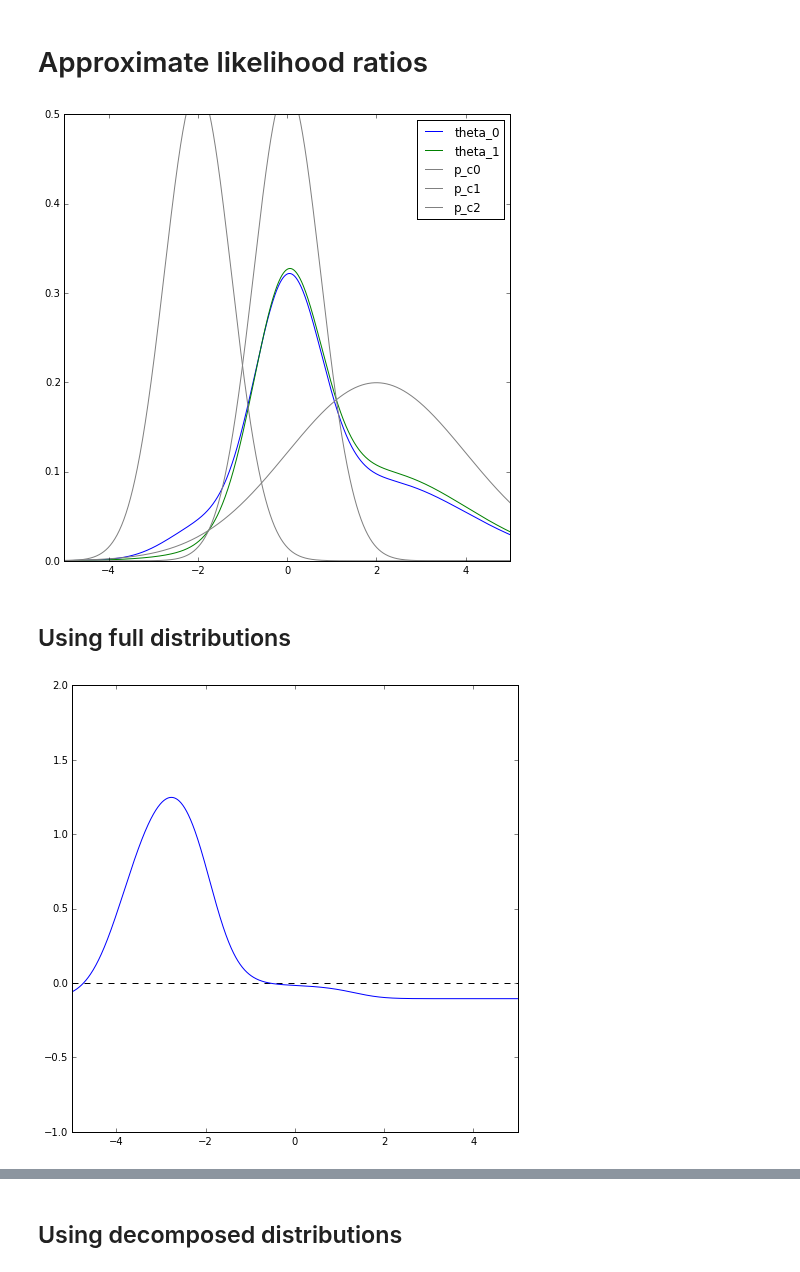
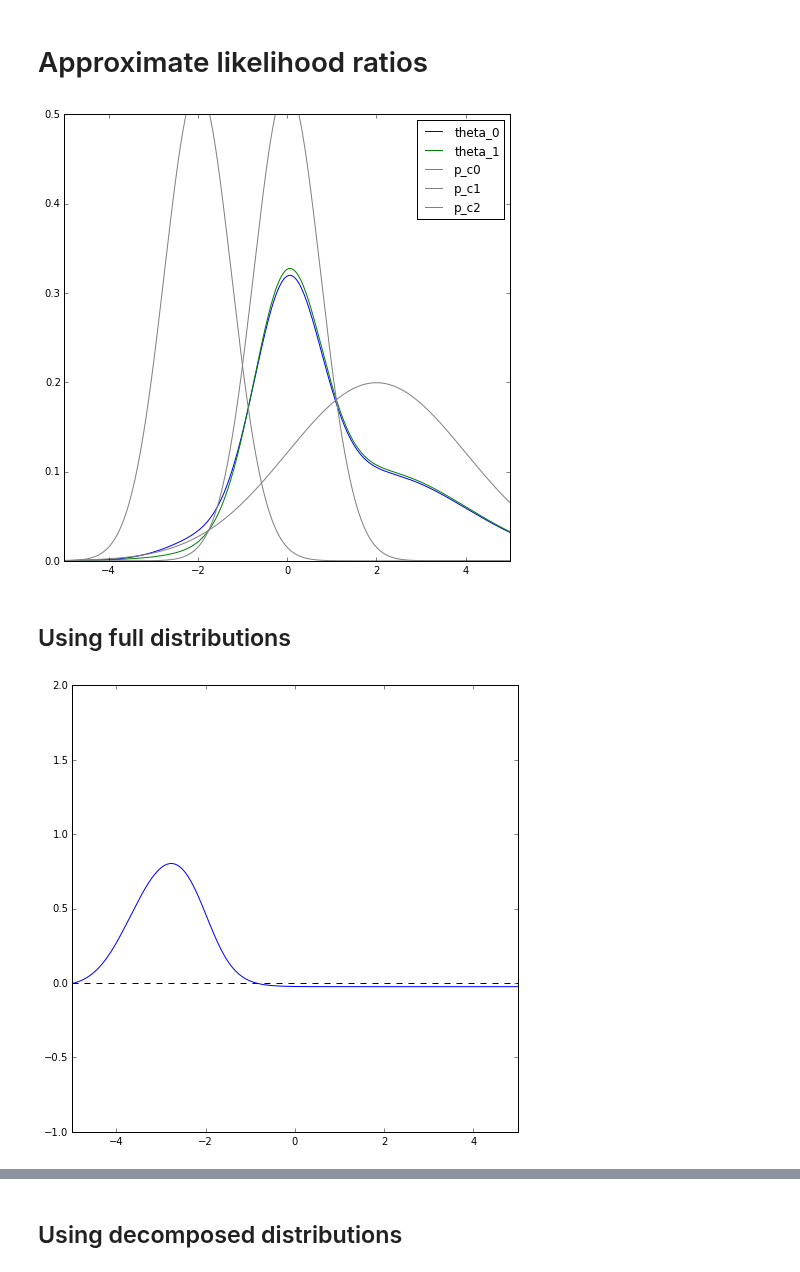
Before and after one commit to glouppe/notebooks, a Jupyter notebook: Approximate likelihood ratios.ipynb, the cells around one changed output, grey strips where cells are left out. Drawn from its saved outputs; the diff is of its cells as text; code cells hidden in the pictures.

```diff
--- a/Approximate likelihood ratios.ipynb
+++ b/Approximate likelihood ratios.ipynb
@@ -65,35 +65,35 @@ class composed_rv(object):
 
         for i in range(n_samples):
             samples.append(self.components[c[i]].rvs())
 
         return np.array(samples)
 
 components = [norm(loc=0.0, scale=0.75), norm(loc=2.0, scale=2.0), norm(loc=-2.0, scale=0.75)]
-w_0 =        [0.5,                       0.45,                     0.05]
+w_0 =        [0.5,                       0.5,                     0.025]
 w_1 =        [0.5,                       0.5,                      0.0]
 
 w_0 = np.array(w_0)
 w_0 /= w_0.sum()
 w_1 = np.array(w_1)
 w_1 /= w_1.sum()
 
 p_theta_0 = composed_rv(components, w_0)
 p_theta_1 = composed_rv(components, w_1)
 
 # Plot
 x = np.linspace(-5, 5, num=1000)
 plt.plot(x, p_theta_0.pdf(x), label="theta_0")
 plt.plot(x, p_theta_1.pdf(x), label="theta_1")
 
 for i, p_c in enumerate(components):
     plt.plot(x, p_c.pdf(x), "gray", label="p_c%d" % i)
 
 plt.xlim(-5, 5)
 plt.ylim(0, 0.5)
 plt.legend()
 plt.show()
 # %% [output]
-[figure, old version]
+[figure, new version]
 # %% [markdown]
 ## Using full distributions
 # %%
@@ -118,7 +118,7 @@ plt.xlim(-5, 5)
 plt.ylim(-1, 2)
 plt.show()
 # %% [output]
-[figure, old version]
+[figure, new version]
 # %%
 # Build a classification task between the two full distributions
 n_samples = 1000
```
Also changed, not shown: parts of 5 cells of this notebook.
